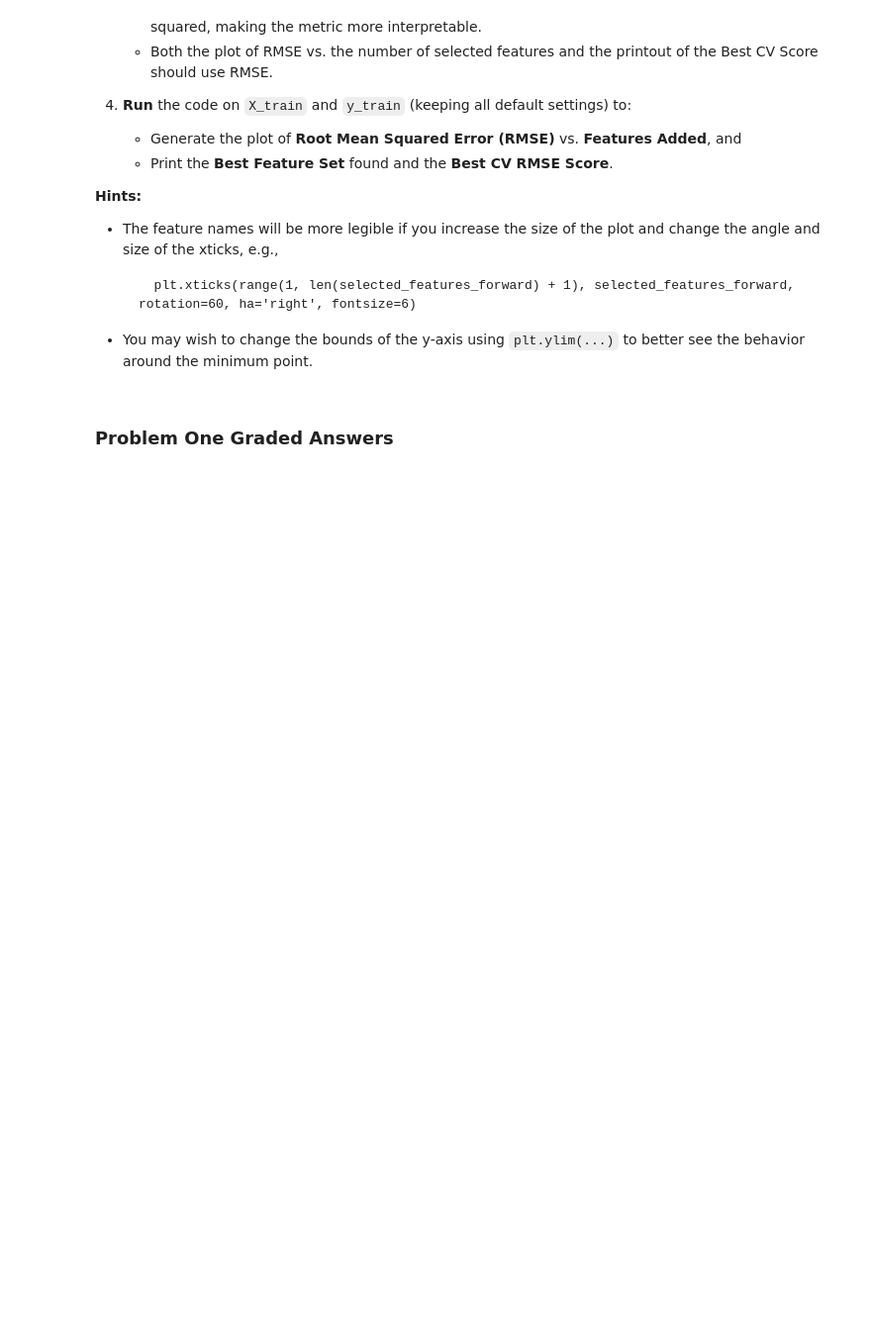
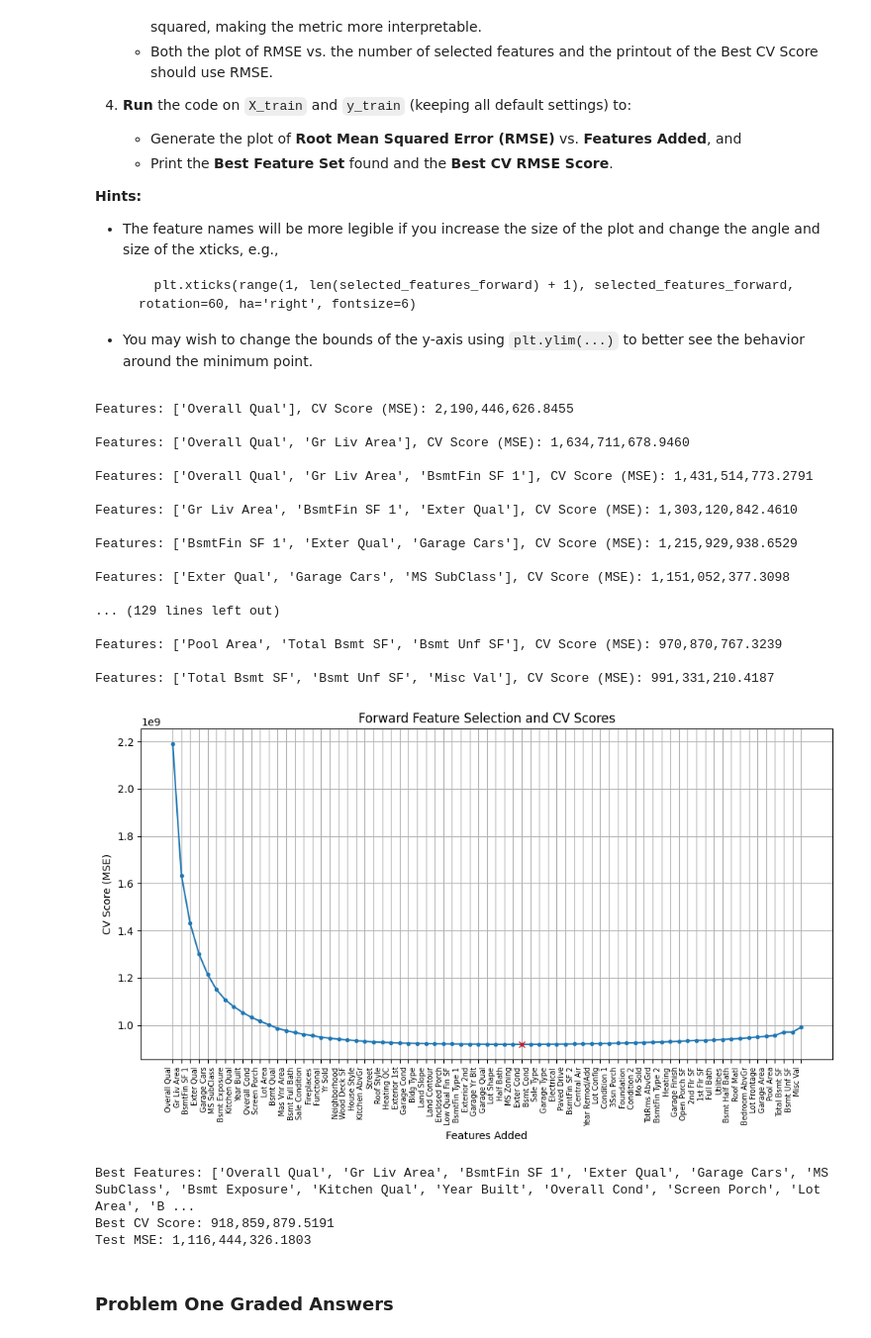
Before and after one commit to ArunR-DSML/Module-3-Assignments, a Jupyter notebook: Homework_05.ipynb, the cells around one changed output. Shown at 99% size. Drawn from its saved outputs; the diff is of its cells as text; code cells hidden in the pictures; blank space fills up the shorter version.

```diff
--- a/Homework_05.ipynb
+++ b/Homework_05.ipynb
@@ -164,6 +164,67 @@ def forward_feature_selection(X, y, model,
     )
 # %%
 # Your code here:  Run Forward Feature Selection, plot the results, and print out the Best Feature Set and the Best CV Score found.
+model = LinearRegression()
+
+selected_features, best_scores, best_forward_features, best_score =    (
+            forward_feature_selection(X_train, y_train, model, verbose=True) )
+
+# Plot the results
+
+index = np.argmax(np.array(selected_features) == best_forward_features[-1])
+
+plt.figure(figsize=(10, 6))
+plt.plot(range(1, len(best_scores) + 1), best_scores, marker='.')
+plt.plot([index+1],best_score,marker='x',color='red')
+plt.xticks(range(1, len(selected_features) + 1), selected_features, rotation=90, ha='right', fontsize=7 )
+plt.title('Forward Feature Selection and CV Scores')
+plt.xlabel('Features Added')
+plt.ylabel('CV Score (MSE)')
+plt.grid()
+plt.tight_layout()
+plt.show()
+
+# Print the best subset and score
+print(f"Best Features: {best_forward_features}")
+print(f"Best CV Score: {best_score:,.4f}")
+
+# Testing
+
+# Filter X_train and X_test to include only the selected features
+X_train_best = X_train[best_forward_features]
+X_test_best = X_test[best_forward_features]
+
+# Run the test set through the model
+model = LinearRegression()
+model.fit(X_train_best, y_train)
+
+y_pred = model.predict(X_test_best)
+
+test_mse = mean_squared_error(y_test, y_pred)
+
+print(f"Test MSE: {test_mse:,.4f}")
+# %% [output]
+Features: ['Overall Qual'], CV Score (MSE): 2,190,446,626.8455
+
+Features: ['Overall Qual', 'Gr Liv Area'], CV Score (MSE): 1,634,711,678.9460
+
+Features: ['Overall Qual', 'Gr Liv Area', 'BsmtFin SF 1'], CV Score (MSE): 1,431,514,773.2791
+
+Features: ['Gr Liv Area', 'BsmtFin SF 1', 'Exter Qual'], CV Score (MSE): 1,303,120,842.4610
+
+Features: ['BsmtFin SF 1', 'Exter Qual', 'Garage Cars'], CV Score (MSE): 1,215,929,938.6529
+
+Features: ['Exter Qual', 'Garage Cars', 'MS SubClass'], CV Score (MSE): 1,151,052,377.3098
+
+... (129 lines left out)
+
+Features: ['Pool Area', 'Total Bsmt SF', 'Bsmt Unf SF'], CV Score (MSE): 970,870,767.3239
+
+Features: ['Total Bsmt SF', 'Bsmt Unf SF', 'Misc Val'], CV Score (MSE): 991,331,210.4187
+[figure, added]
+Best Features: ['Overall Qual', 'Gr Liv Area', 'BsmtFin SF 1', 'Exter Qual', 'Garage Cars', 'MS SubClass', 'Bsmt Exposure', 'Kitchen Qual', 'Year Built', 'Overall Cond', 'Screen Porch', 'Lot Area', 'B ...
+Best CV Score: 918,859,879.5191
+Test MSE: 1,116,444,326.1803
 # %% [markdown]
 ### Problem One Graded Answers
 # %%
```
Also changed, not shown: parts of 3 cells of this notebook.
